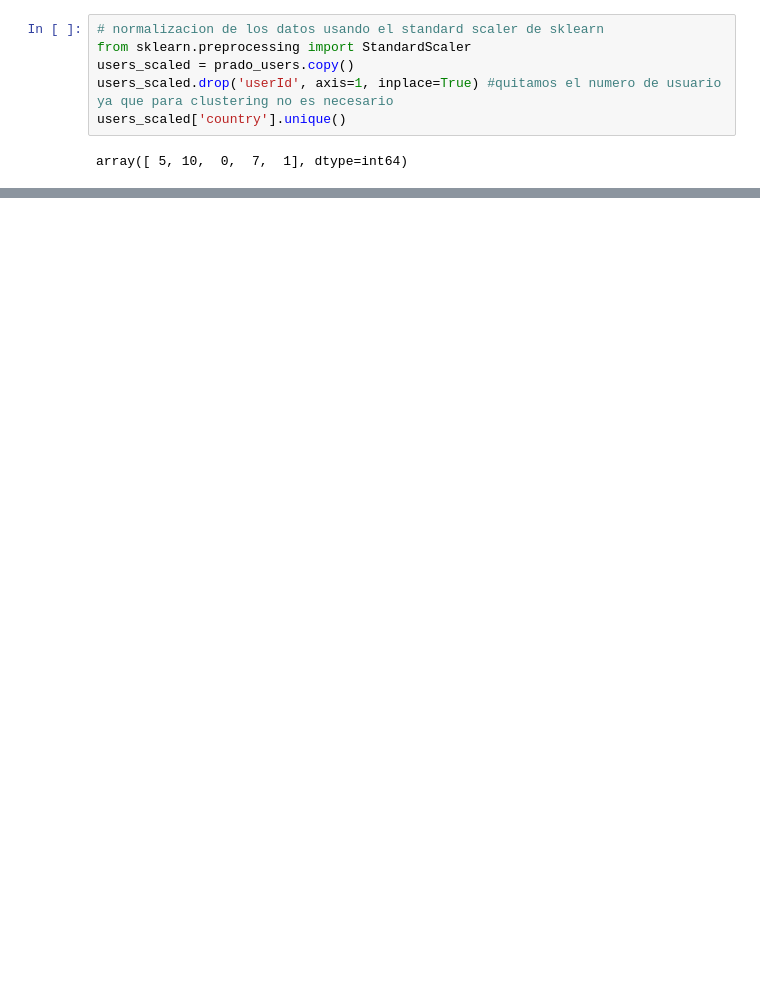
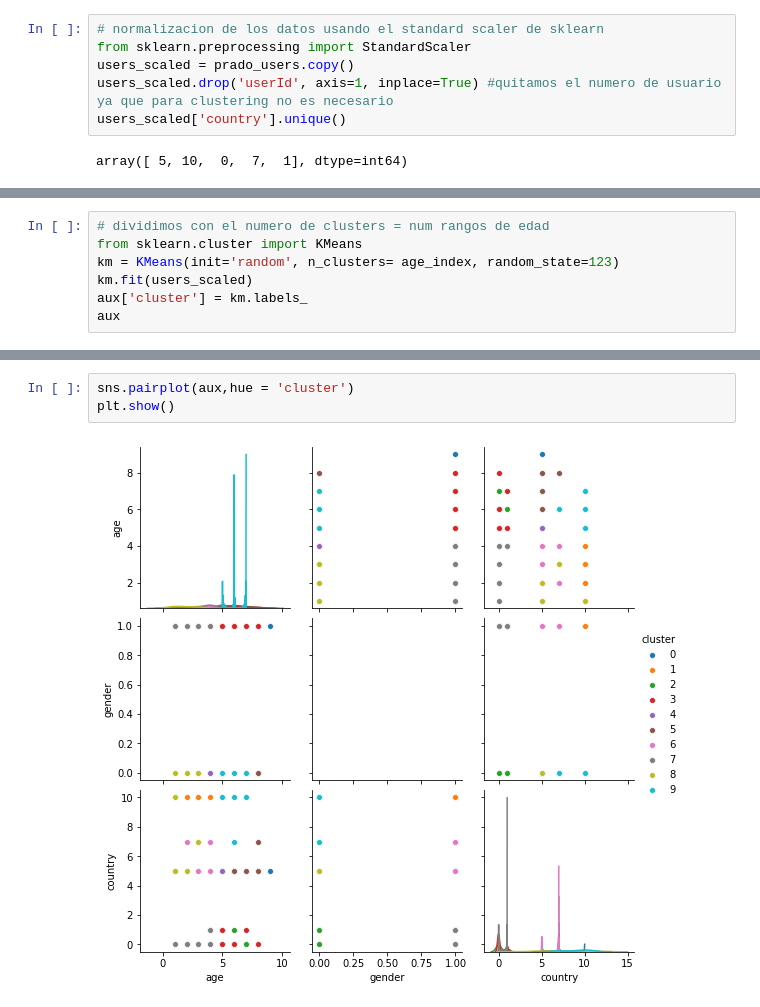
Before and after one commit to AlbertoGarciaDomenech/Comunidades-en-museos, a Jupyter notebook: Untitled1.ipynb, the cells around one changed output, grey strips where cells are left out. Drawn from its saved outputs; the diff is of its cells as text; blank space fills up the shorter version.

```diff
--- a/Untitled1.ipynb
+++ b/Untitled1.ipynb
@@ -274,0 +328,7 @@ users_scaled.head(10)
+# %%
+# dividimos con el numero de clusters = num rangos de edad
+from sklearn.cluster import KMeans
+km = KMeans(init='random', n_clusters= age_index, random_state=123)
+km.fit(users_scaled)
+aux['cluster'] = km.labels_
+aux
@@ -274,0 +349,5 @@ users_scaled.head(10)
+# %%
+sns.pairplot(aux,hue = 'cluster')
+plt.show()
+# %% [output]
+[figure, added]
```
Also changed, not shown: parts of 23 cells of this notebook.
